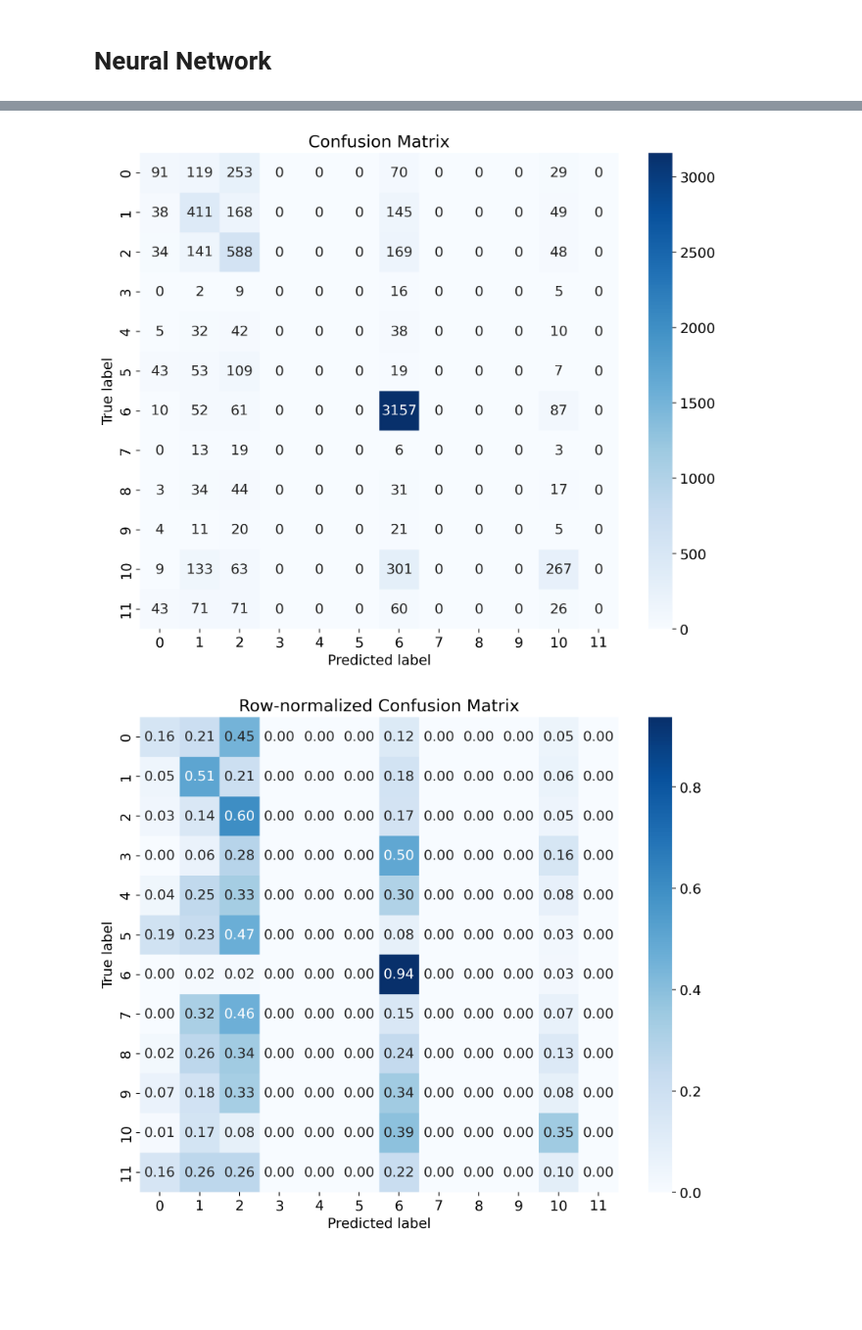
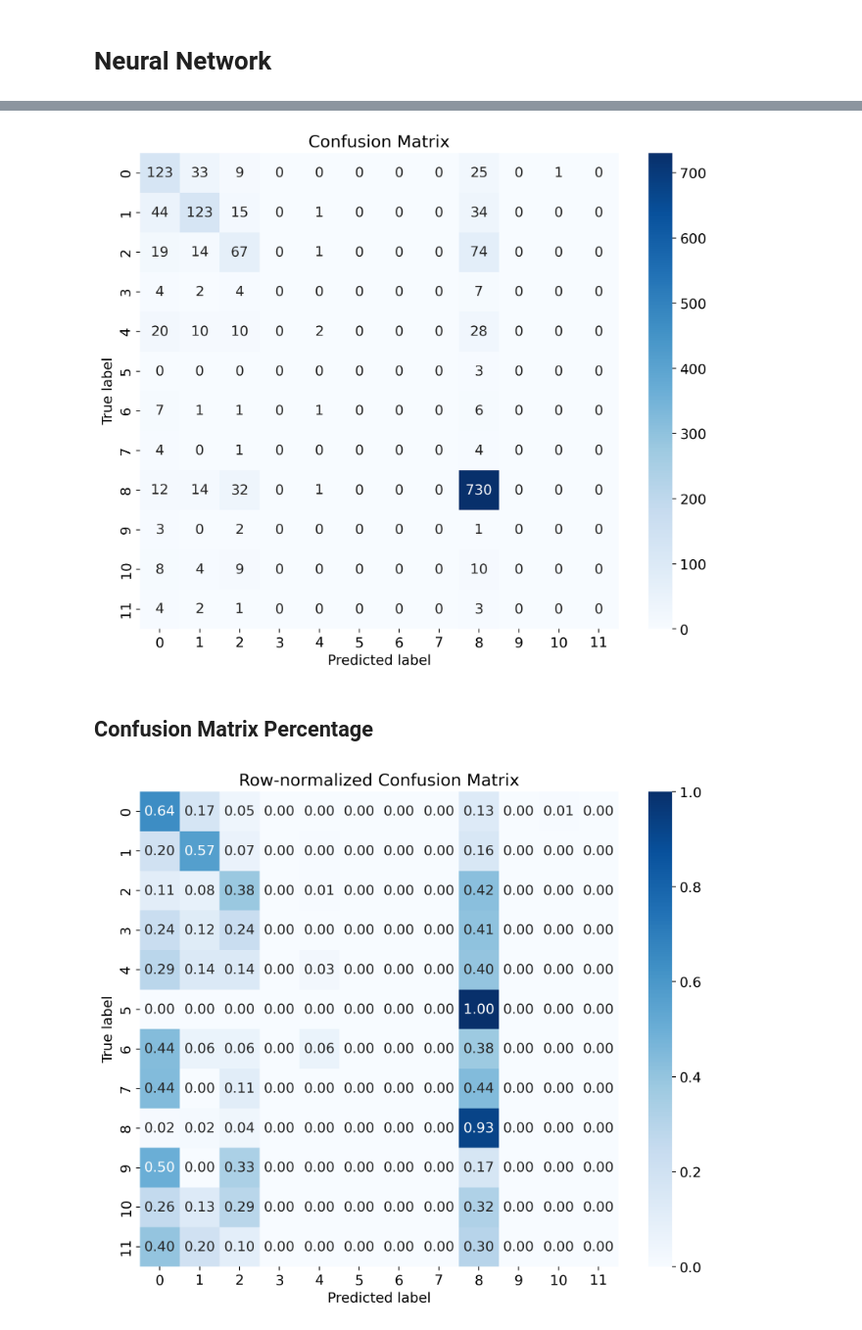
Before and after one commit to ilu24/eaee4000, a Jupyter notebook: 3_neural_network.ipynb, the cells around one changed output, grey strips where cells are left out. Shown: that part at 98% size. Saved outputs shown, nothing was run; the diff lists cells and outputs as text; code cells hidden in the pictures; blank space fills up the shorter version.

```diff
--- a/3_neural_network.ipynb
+++ b/3_neural_network.ipynb
@@ -289,23 +143,10 @@ from sklearn.compose import ColumnTransformer
 from sklearn.impute import SimpleImputer
 from sklearn.preprocessing import OneHotEncoder
 
-
-categorical_features = ['STATE', 'COUNTY']
-
-# preprocessor = ColumnTransformer(
-#     transformers=[
-#         ('num', SimpleImputer(strategy='median'), numeric_features),
-#         ('cat', OneHotEncoder(handle_unknown='ignore'), categorical_features)
-#     ])
-
-# # Fit-transform training data and transform test data
-# X_train_processed = preprocessor.fit_transform(X_train_df)
-# X_test_processed = preprocessor.transform(X_test_df)
-
 # # Convert sparse matrices to dense arrays
 X_train = X_train_df[numeric_cols].to_numpy()
 X_test = X_test_df[numeric_cols].to_numpy()
-y_train = y_train_df.to_numpy()
+y_train = y_train_df2.to_numpy()
 # %%
 import torch
 
@@ -365,14 +206,14 @@ from sklearn.preprocessing import OneHotEncoder
 from sklearn.impute import SimpleImputer
 # %%
 # set hyperparameters
-n_neuron       = 32
+n_neuron       = 64
 activation     = 'ReLU' #'ReLU' #'Linear', 'Tanh'
 num_epochs     = 50
-learning_rate  = 0.0001
+learning_rate  = 0.001
 minibatch_size = 64
 N_layers       = 2 # number of hidden layers
-dropout_p = 0.20 #sets probability for dropouts
-weight_decay = 1e-5
+dropout_p = 0.0 #0.1 #sets probability for dropouts
+weight_decay = 0 #1e-5
 # %%
 # Create data loaders for batched training
 train_loader = torch.utils.data.DataLoader(train_dataset, batch_size=minibatch_size, shuffle=True)
@@ -530,9 +373,3 @@ y_test_pre = np.array(y_test_pre_list)
 
 cause_names = ['0', '1', '2', '3', '4', '5', '6', '7', '8', '9', '10', '11']
 y_pred_df = pd.DataFrame(y_test_pre, columns=cause_names)
-# %%
-# After prediction and concatenation
-y_test_pre = np.concatenate(predictions, axis=0)  # shape (num_samples, 12)
-
-cause_names = ['0', '1', '2', '3', '4', '5', '6', '7', '8', '9', '10', '11']
-y_pred_df = pd.DataFrame(y_test_pre, columns=cause_names)
@@ -660,7 +401,7 @@ import seaborn as sns
 # Each row: probabilistic assignment to each cause
 
 # Get true and predicted cause labels by argmax across columns
-y_true = np.argmax(y_test_df.values, axis=1)
+y_true = np.argmax(y_test_df2.values, axis=1)
 y_pred = np.argmax(y_pred_df.values, axis=1)
 
 # Compute confusion matrix
@@ -674,39 +415,35 @@ plt.ylabel('True label')
 plt.title('Confusion Matrix')
 plt.show()
 # %% [output]
-[figure, old version]
+[figure, new version]
+# %% [markdown]
+## Confusion Matrix Percentage
 # %%
 import numpy as np
 from sklearn.metrics import confusion_matrix
 import matplotlib.pyplot as plt
 import seaborn as sns
 
-# y_true and y_pred as before
-y_true = np.argmax(y_test_df.values, axis=1)
-y_pred = np.argmax(y_pred_df.values, axis=1)
-
-# Compute confusion matrix
-cm = confusion_matrix(y_true, y_pred, labels=np.arange(12))
 
 # Normalize so each row sums to 1 (handle zero rows to avoid division by zero)
 row_sums = cm.sum(axis=1, keepdims=True)
 row_sums[row_sums == 0] = 1  # avoid division by zero
 cm_normalized = cm / row_sums
 
 # Plot the normalized confusion matrix (values between 0 and 1)
 plt.figure(figsize=(10, 8))
 sns.heatmap(
     cm_normalized,
     annot=True,
     fmt='.2f',
     cmap='Blues',
     xticklabels=np.arange(12),
     yticklabels=np.arange(12)
 )
 plt.xlabel('Predicted label')
 plt.ylabel('True label')
 plt.title('Row-normalized Confusion Matrix')
 plt.show()
 # %% [output]
-[figure, old version]
+[figure, new version]
 # %% [markdown]
```
Also changed, not shown: parts of 35 cells of this notebook.
